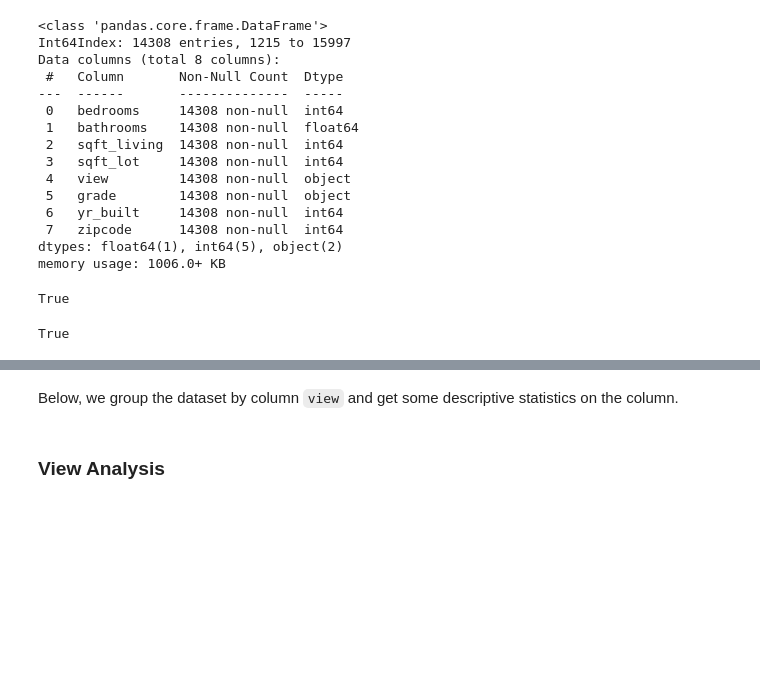
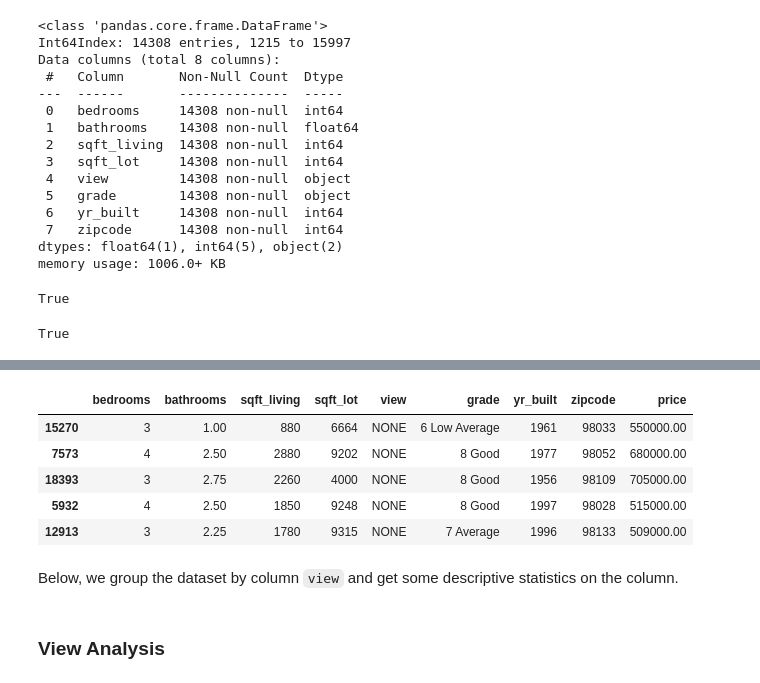
Before and after one commit to xiaohua-su/King_County_Real_Estate_Analysis, a Jupyter notebook: Real_Estate_Analysis.ipynb, the cells around one changed output, grey strips where cells are left out. Saved outputs shown, nothing was run; the diff lists cells and outputs as text; code cells hidden in the pictures; blank space fills up the shorter version.

```diff
--- a/Real_Estate_Analysis.ipynb
+++ b/Real_Estate_Analysis.ipynb
@@ -334,3 +383,12 @@ test_df = pd.concat([X_test, y_test], axis=1)
+# %%
+test_df.head()
+# %% [output]
+|  | bedrooms | bathrooms | sqft_living | sqft_lot | view | grade | yr_built | zipcode | price |
+| 15270 | 3 | 1.00 | 880 | 6664 | NONE | 6 Low Average | 1961 | 98033 | 550000.00 |
+| 7573 | 4 | 2.50 | 2880 | 9202 | NONE | 8 Good | 1977 | 98052 | 680000.00 |
+| 18393 | 3 | 2.75 | 2260 | 4000 | NONE | 8 Good | 1956 | 98109 | 705000.00 |
+| 5932 | 4 | 2.50 | 1850 | 9248 | NONE | 8 Good | 1997 | 98028 | 515000.00 |
+| 12913 | 3 | 2.25 | 1780 | 9315 | NONE | 7 Average | 1996 | 98133 | 509000.00 |
 # %% [markdown]
 Below, we group the dataset by column `view` and get some descriptive statistics on the column.
 # %%
```
Also changed, not shown: parts of 22 cells of this notebook.
